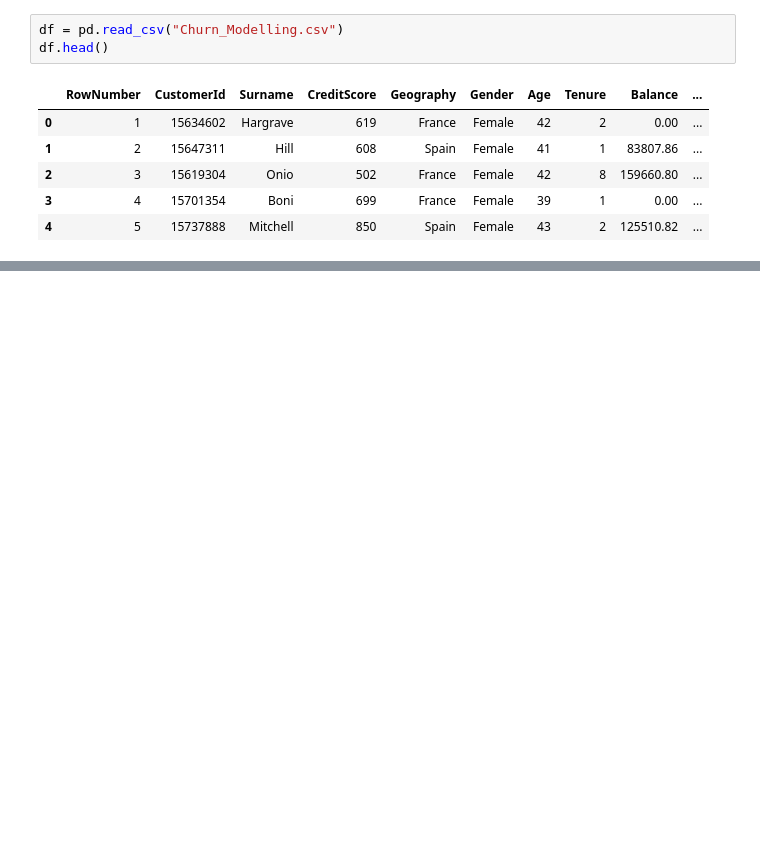
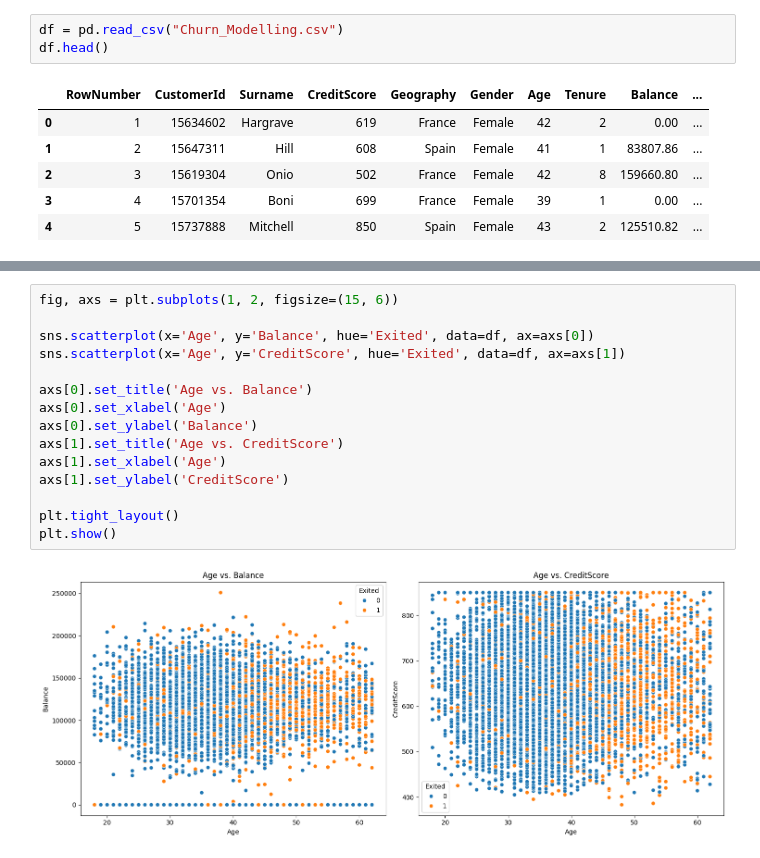
Before and after one commit to zayed95/churn_prediction, a Jupyter notebook: python_code.ipynb, the cells around one changed output, grey strips where cells are left out. Drawn from its saved outputs; the diff is of its cells as text; blank space fills up the shorter version.

```diff
--- a/python_code.ipynb
+++ b/python_code.ipynb
@@ -89,0 +461,17 @@ plt.tight_layout()
+# %%
+fig, axs = plt.subplots(1, 2, figsize=(15, 6))
+
+sns.scatterplot(x='Age', y='Balance', hue='Exited', data=df, ax=axs[0])
+sns.scatterplot(x='Age', y='CreditScore', hue='Exited', data=df, ax=axs[1])
+
+axs[0].set_title('Age vs. Balance')
+axs[0].set_xlabel('Age')
+axs[0].set_ylabel('Balance')
+axs[1].set_title('Age vs. CreditScore')
+axs[1].set_xlabel('Age')
+axs[1].set_ylabel('CreditScore')
+
+plt.tight_layout()
+plt.show()
+# %% [output]
+[figure, added]
```
Also changed, not shown: parts of 60 cells of this notebook.
